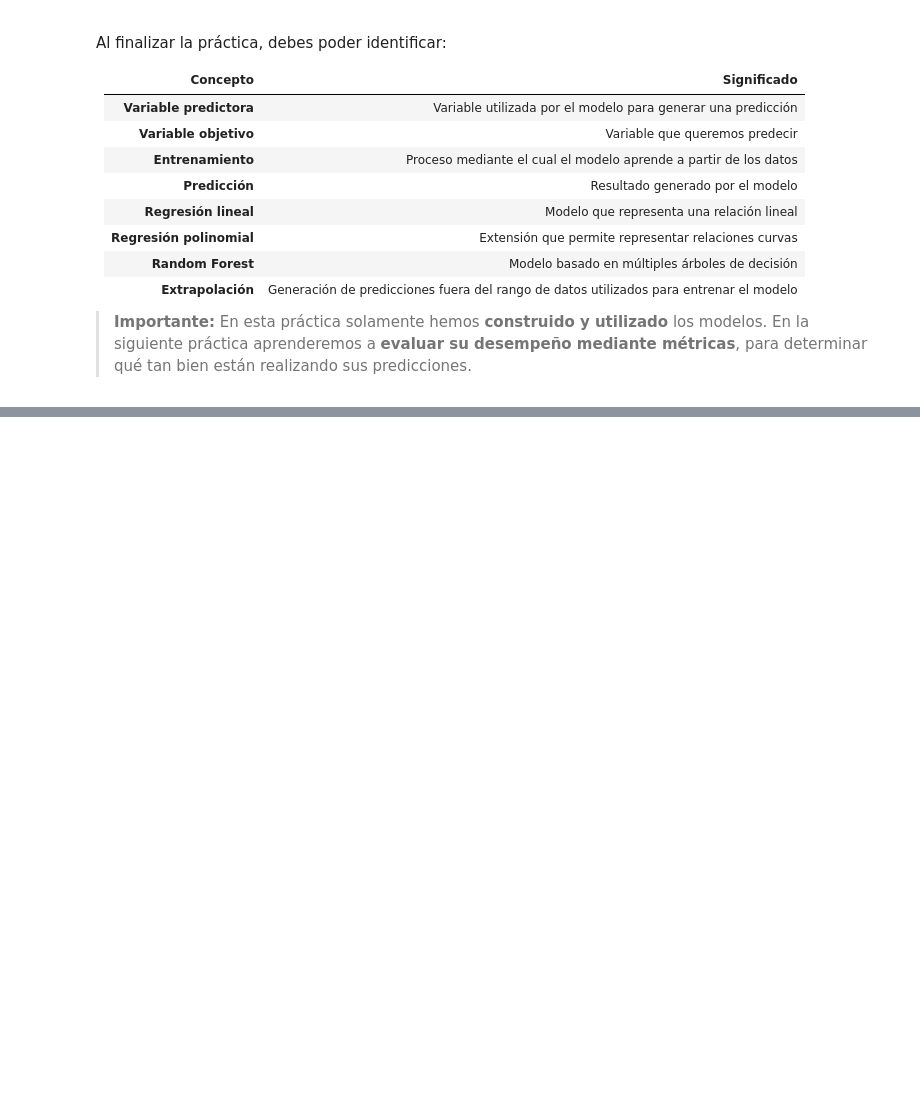
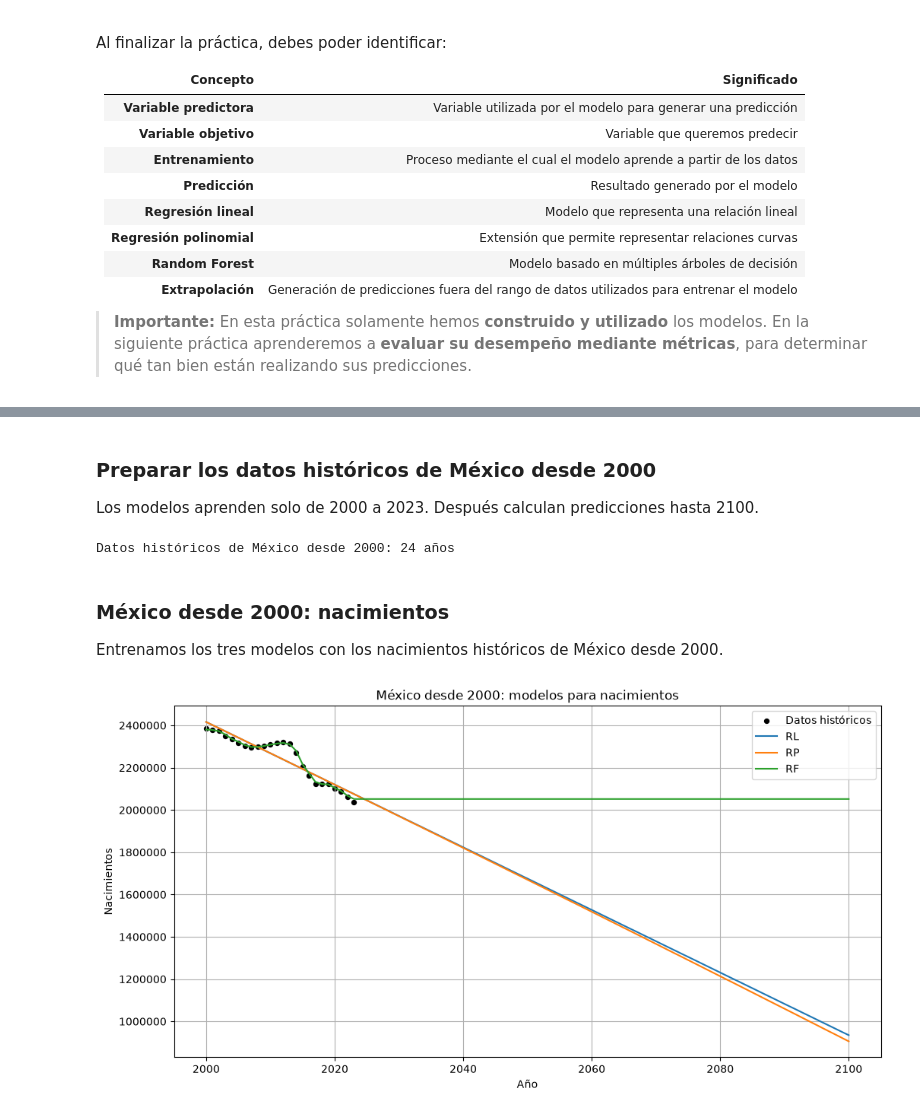
Before and after one commit to SHW378/Big_Data, a Jupyter notebook: U3_1_modelos_ml/notebooks/U3_1_modelos_regresion_demografia.ipynb, the cells around one changed output, grey strips where cells are left out. Cells and saved outputs as stored; diff of their text form; code cells hidden in the pictures; blank space fills up the shorter version.

```diff
--- a/U3_1_modelos_ml/notebooks/U3_1_modelos_regresion_demografia.ipynb
+++ b/U3_1_modelos_ml/notebooks/U3_1_modelos_regresion_demografia.ipynb
@@ -1065,0 +1224,51 @@ Al finalizar la práctica, debes poder identificar:
+# %% [markdown]
+### Preparar los datos históricos de México desde 2000
+
+Los modelos aprenden solo de 2000 a 2023. Después calculan predicciones hasta 2100.
+# %%
+mexico_historico_2000 = df_mexico_2000[
+    (df_mexico_2000["Year"] <= 2023) &
+    df_mexico_2000["births_estimates"].notna() &
+    df_mexico_2000["deaths_estimates"].notna()
+].copy()
+
+X_mexico_2000 = mexico_historico_2000[["Year"]]
+anios_mexico_2000 = pd.DataFrame({"Year": range(2000, 2101)})
+
+polinomio_mexico_2000 = PolynomialFeatures(degree=2, include_bias=False)
+X_mexico_2000_polinomial = polinomio_mexico_2000.fit_transform(X_mexico_2000)
+anios_mexico_2000_polinomial = polinomio_mexico_2000.transform(anios_mexico_2000)
+
+print("Datos históricos de México desde 2000:", len(mexico_historico_2000), "años")
+# %% [output]
+Datos históricos de México desde 2000: 24 años
+# %% [markdown]
+### México desde 2000: nacimientos
+
+Entrenamos los tres modelos con los nacimientos históricos de México desde 2000.
+# %%
+y_mexico_2000_nacimientos = mexico_historico_2000["births_estimates"]
+
+mexico_2000_rl_nacimientos = LinearRegression()
+mexico_2000_rl_nacimientos.fit(X_mexico_2000, y_mexico_2000_nacimientos)
+
+mexico_2000_rp_nacimientos = LinearRegression()
+mexico_2000_rp_nacimientos.fit(X_mexico_2000_polinomial, y_mexico_2000_nacimientos)
+
+mexico_2000_rf_nacimientos = RandomForestRegressor(n_estimators=100, random_state=42)
+mexico_2000_rf_nacimientos.fit(X_mexico_2000, y_mexico_2000_nacimientos)
+
+plt.figure(figsize=(12, 6))
+plt.scatter(mexico_historico_2000["Year"], y_mexico_2000_nacimientos, color="black", s=18, label="Datos históricos")
+plt.plot(anios_mexico_2000["Year"], mexico_2000_rl_nacimientos.predict(anios_mexico_2000), label="RL")
+plt.plot(anios_mexico_2000["Year"], mexico_2000_rp_nacimientos.predict(anios_mexico_2000_polinomial), label="RP")
+plt.plot(anios_mexico_2000["Year"], mexico_2000_rf_nacimientos.predict(anios_mexico_2000), label="RF")
+plt.title("México desde 2000: modelos para nacimientos")
+plt.xlabel("Año")
+plt.ylabel("Nacimientos")
+plt.ticklabel_format(style="plain", axis="y", useOffset=False)
+plt.legend()
+plt.grid()
+plt.show()
+# %% [output]
+[figure, added]
```
Also changed, not shown: parts of 19 cells of this notebook.
